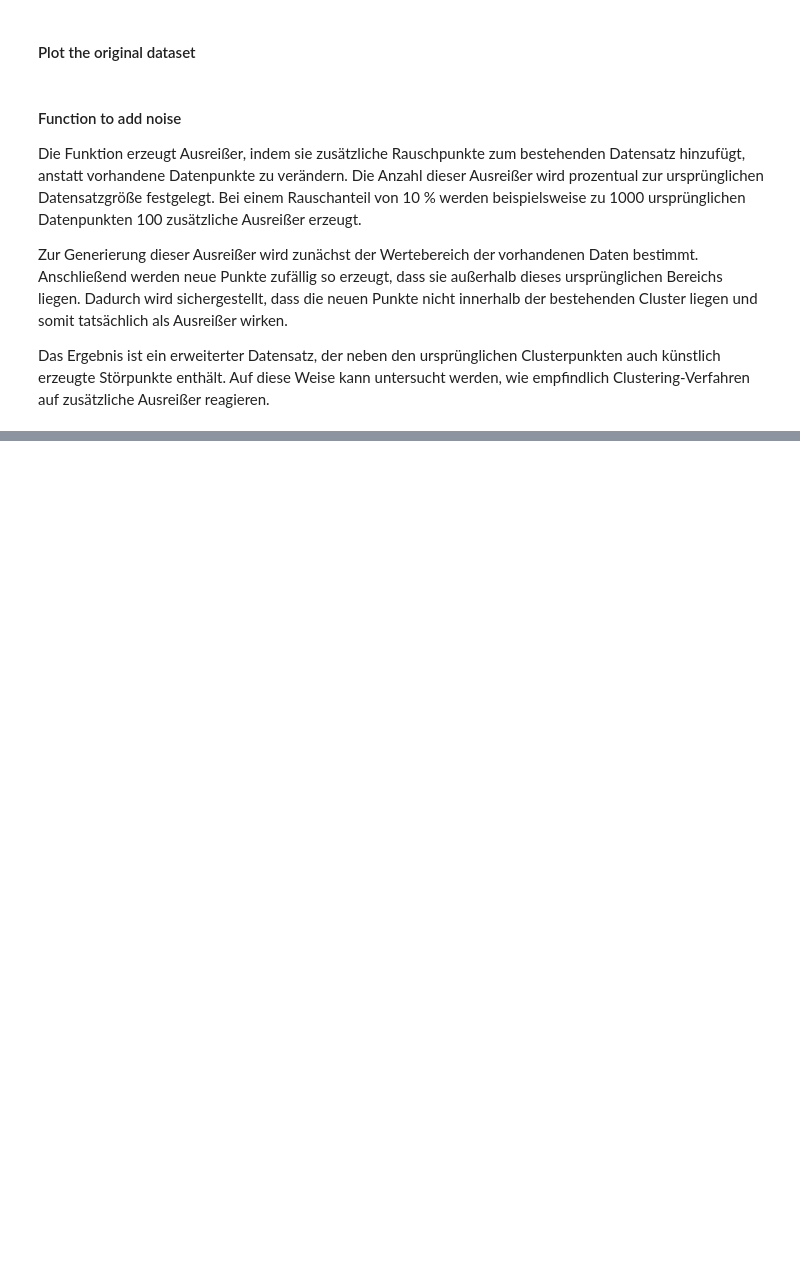
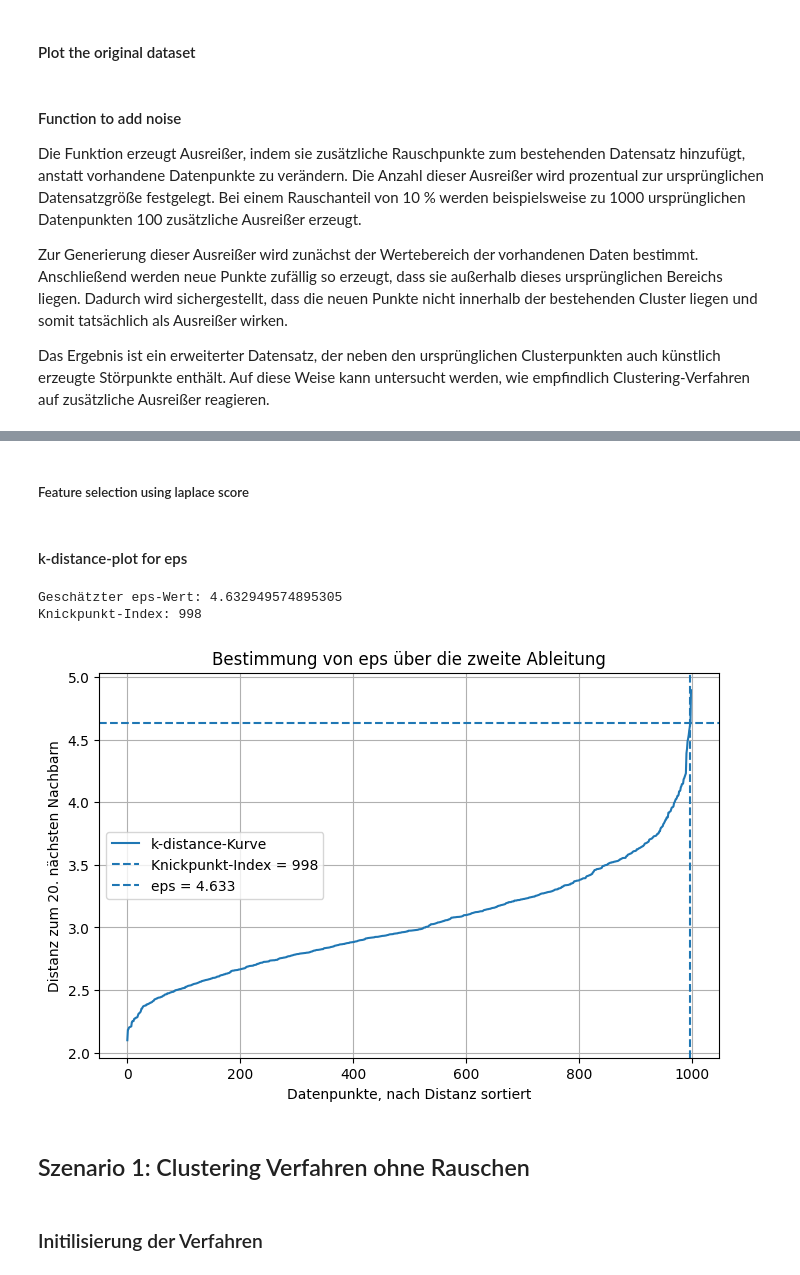
Before and after one commit to niMtAndoX/clust-methods-noise-eval, a Jupyter notebook: notebook/eval-clust-methods.ipynb, the cells around one changed output, grey strips where cells are left out. Saved outputs shown, nothing was run; the diff lists cells and outputs as text; code cells hidden in the pictures; blank space fills up the shorter version.

```diff
--- a/notebook/eval-clust-methods.ipynb
+++ b/notebook/eval-clust-methods.ipynb
@@ -66,0 +138,2 @@ def add_outliers(X, y=None, noise_percent=10, min_distance_factor=2.5, random_st
+# %% [markdown]
+##### Feature selection using laplace score
@@ -66,0 +223,41 @@ def add_outliers(X, y=None, noise_percent=10, min_distance_factor=2.5, random_st
+# %% [markdown]
+#### k-distance-plot for eps
+# %%
+from sklearn.neighbors import NearestNeighbors
+import numpy as np
+import matplotlib.pyplot as plt
+
+# k-distance berechnen
+neighbors = NearestNeighbors(n_neighbors=20)
+neighbors_fit = neighbors.fit(X)
+distances, indices = neighbors_fit.kneighbors(X)
+
+# Abstand zum k-ten Nachbarn
+k_distances = np.sort(distances[:, -1])
+
+# Erste und zweite Ableitung numerisch approximieren
+first_derivative = np.gradient(k_distances)
+second_derivative = np.gradient(first_derivative)
+
+# Index des Maximums der zweiten Ableitung
+knee_index = np.argmax(second_derivative)
+eps_value = k_distances[knee_index]
+
+print("Geschätzter eps-Wert:", eps_value)
+print("Knickpunkt-Index:", knee_index)
+
+# Plot
+plt.figure(figsize=(8, 5))
+plt.plot(k_distances, label="k-distance-Kurve")
+plt.axvline(knee_index, linestyle="--", label=f"Knickpunkt-Index = {knee_index}")
+plt.axhline(eps_value, linestyle="--", label=f"eps = {eps_value:.3f}")
+plt.xlabel("Datenpunkte, nach Distanz sortiert")
+plt.ylabel(f"Distanz zum {20}. nächsten Nachbarn")
+plt.title("Bestimmung von eps über die zweite Ableitung")
+plt.legend()
+plt.grid(True)
+plt.show()
+# %% [output]
+Geschätzter eps-Wert: 4.632949574895305
+Knickpunkt-Index: 998
+[figure, added]
@@ -66,0 +461,4 @@ def add_outliers(X, y=None, noise_percent=10, min_distance_factor=2.5, random_st
+# %% [markdown]
+## Szenario 1: Clustering Verfahren ohne Rauschen
+# %% [markdown]
+### Initilisierung der Verfahren
```
Also changed, not shown: parts of 20 cells of this notebook, 3 other files.
